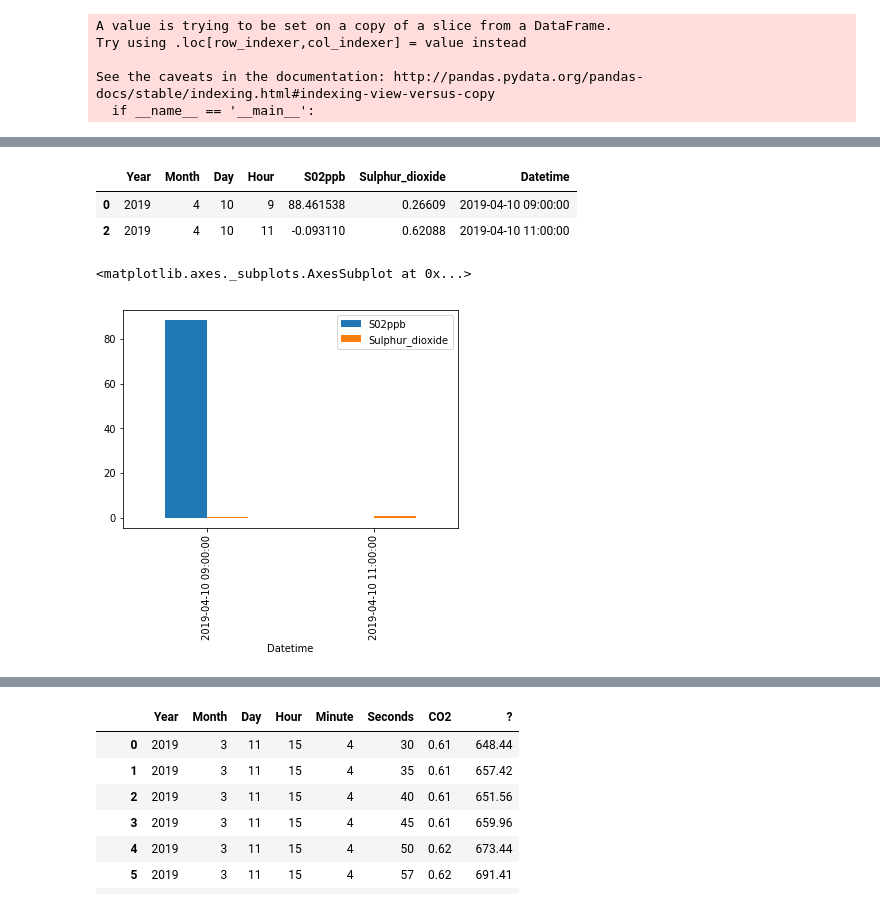
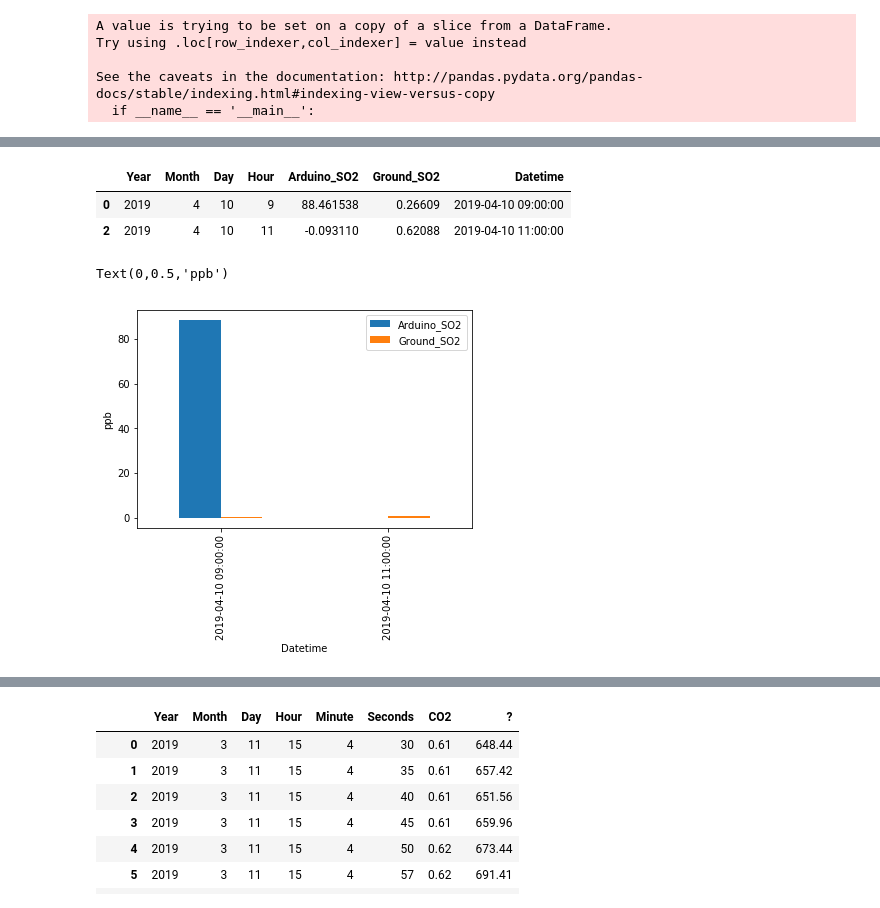
Before and after one commit to annalisasheehan/Costa_Rica, a Jupyter notebook: Processing_Arduino_data-Other_sensors.ipynb, the cells around one changed output, grey strips where cells are left out. Cells and saved outputs as stored; diff of their text form; code cells hidden in the pictures.

Commit message:
Created plots for SO2 and NO2 calibration

```diff
--- a/Processing_Arduino_data-Other_sensors.ipynb
+++ b/Processing_Arduino_data-Other_sensors.ipynb
@@ -291,7 +331,7 @@ Arduino6['Datetime']  = (pd.to_datetime(Arduino6['Year'].astype(str) + '-' +
 #data from marylebone actual equipment?!
 
 #Arduino6['aux-off V'] = Arduino6['SO2_1'- offset ]
-Arduino6['SO2aux-off V'] = Arduino6['SO2_1'] #- offset ]
+Arduino6['SO2aux-off V'] = Arduino6.SO2_1 #- 0.26 #- offset ]
 Arduino6['NO2aux-off V'] = Arduino6['NO2_1'] #- offset ]
 # %%
 #Create a new variable for the voltage reading. Calculate the variable
@@ -575,16 +662,19 @@ Validation_SO2 = Validation_SO2[Validation_SO2.Sulphur_dioxide != 'No data']
 # %%
 Validation_SO2
 # %% [output]
-|  | Year | Month | Day | Hour | S02ppb | Sulphur_dioxide | Datetime |
+|  | Year | Month | Day | Hour | Arduino_SO2 | Ground_SO2 | Datetime |
 | 0 | 2019 | 4 | 10 | 9 | 88.461538 | 0.26609 | 2019-04-10 09:00:00 |
 | 2 | 2019 | 4 | 10 | 11 | -0.093110 | 0.62088 | 2019-04-10 11:00:00 |
 # %%
 Validation_SO2['Sulphur_dioxide'] = Validation_SO2.Sulphur_dioxide.astype('float64')
+# %%
+Validation_SO2 = Validation_SO2.rename(columns = {'S02_ppb': 'Arduino_SO2', 'Sulphur_dioxide': 'Ground_SO2'})
 # %%
-Validation_SO2.plot(x="Datetime", y=['S02ppb','Sulphur_dioxide'], kind="bar")
+fig = Validation_SO2.plot(x="Datetime", y=['Arduino_SO2','Ground_SO2'], kind="bar" )
+fig.set_ylabel("ppb")
 # %% [output]
-<matplotlib.axes._subplots.AxesSubplot at 0x...>
+Text(0,0.5,'ppb')
-[figure, old version]
+[figure, new version]
 # %%
 # Plot data
 fig = plt.figure(); ax= fig.add_subplot(1,1,1)#; plt.ylim([0,100])
```
Also changed, not shown: parts of 23 cells of this notebook.
